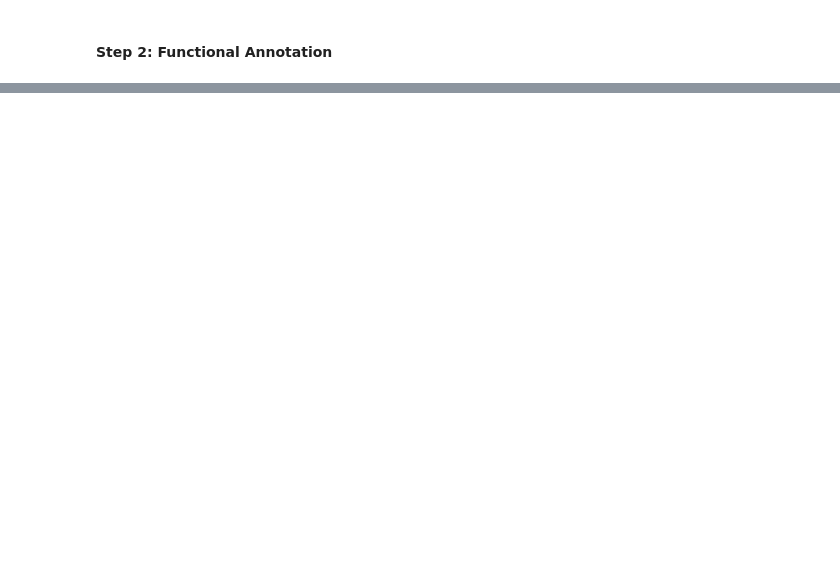
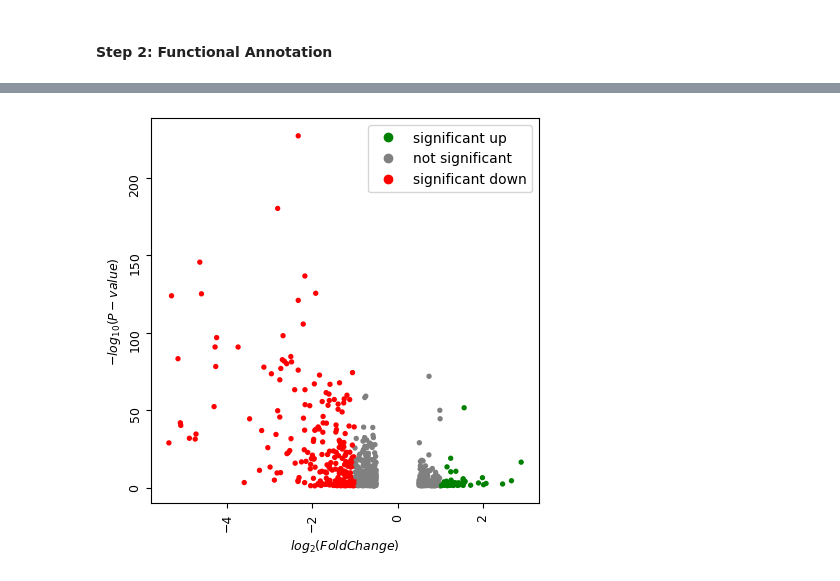
Before and after one commit to amirezzati/bioinformatics-project, a Jupyter notebook: the-songbird-study/SongBirdStudy.ipynb, the cells around one changed output, grey strips where cells are left out. Saved outputs shown, nothing was run; the diff lists cells and outputs as text; code cells hidden in the pictures; blank space fills up the shorter version.

Commit message:
performed DEG's visualization

```diff
--- a/the-songbird-study/SongBirdStudy.ipynb
+++ b/the-songbird-study/SongBirdStudy.ipynb
@@ -1465,0 +1481,4 @@ Requirement already satisfied: six>=1.5 in /usr/local/lib/python3.10/dist-packag
+# %%
+stat = pd.read_csv(drive_path + '/dataset/stat_res.csv')
+sigs = stat[(stat.padj < 0.05) & (abs(stat.log2FoldChange) > 0.5)]
+sigs.head()
@@ -1465,0 +1522,3 @@ Requirement already satisfied: six>=1.5 in /usr/local/lib/python3.10/dist-packag
+# %%
+visuz.GeneExpression.volcano(df=sigs, lfc='log2FoldChange', pv='padj', show=True, plotlegend=True)
+# %% [output]
@@ -1465,0 +1542 @@ Requirement already satisfied: six>=1.5 in /usr/local/lib/python3.10/dist-packag
+[figure, added]
```
Also changed, not shown: parts of 18 cells of this notebook.
